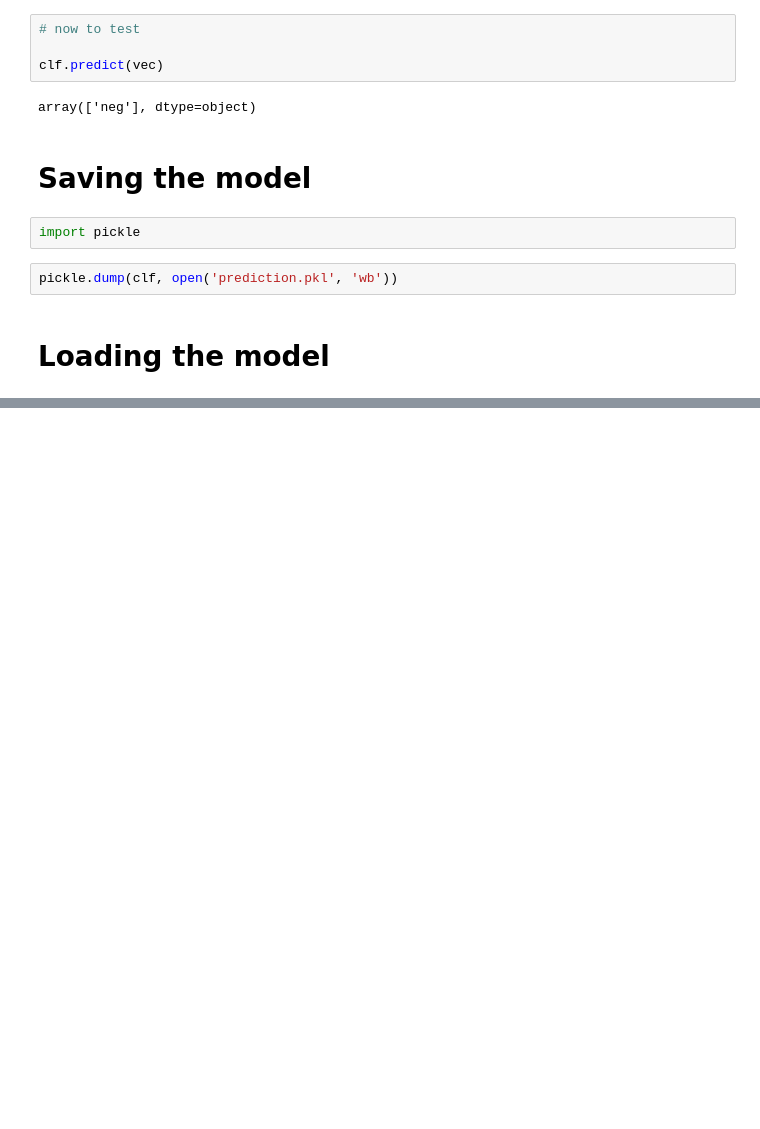
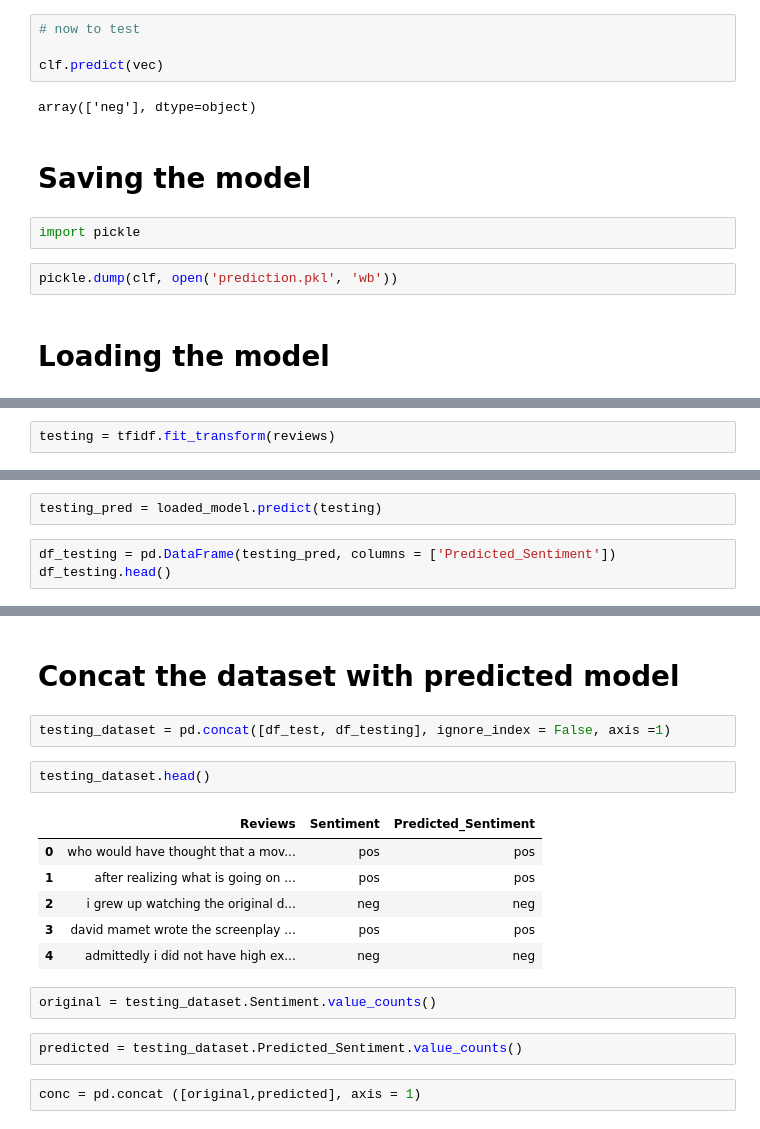
Before and after one commit to godwinnwalozie/IMDB-Movie-Reviews-Sentiment-Analysis-50k, a Jupyter notebook: sentiment_analysis_sklearn.ipynb, the cells around one changed output, grey strips where cells are left out. Cells and saved outputs as stored; diff of their text form; blank space fills up the shorter version.

```diff
--- a/sentiment_analysis_sklearn.ipynb
+++ b/sentiment_analysis_sklearn.ipynb
@@ -153,0 +199,2 @@ TypeError: load() takes exactly 1 positional argument (2 given)
+# %%
+testing = tfidf.fit_transform(reviews)
@@ -153,0 +206,5 @@ TypeError: load() takes exactly 1 positional argument (2 given)
+# %%
+testing_pred = loaded_model.predict(testing)
+# %%
+df_testing = pd.DataFrame(testing_pred, columns = ['Predicted_Sentiment'])
+df_testing.head()
@@ -153,0 +218,19 @@ TypeError: load() takes exactly 1 positional argument (2 given)
+# %% [markdown]
+# Concat the dataset with predicted model
+# %%
+testing_dataset = pd.concat([df_test, df_testing], ignore_index = False, axis =1)
+# %%
+testing_dataset.head()
+# %% [output]
+|  | Reviews | Sentiment | Predicted_Sentiment |
+| 0 | who would have thought that a mov... | pos | pos |
+| 1 | after realizing what is going on ... | pos | pos |
+| 2 | i grew up watching the original d... | neg | neg |
+| 3 | david mamet wrote the screenplay ... | pos | pos |
+| 4 | admittedly i did not have high ex... | neg | neg |
+# %%
+original = testing_dataset.Sentiment.value_counts()
+# %%
+predicted = testing_dataset.Predicted_Sentiment.value_counts()
+# %%
+conc = pd.concat ([original,predicted], axis = 1)
```
Also changed, not shown: parts of 20 cells of this notebook.
